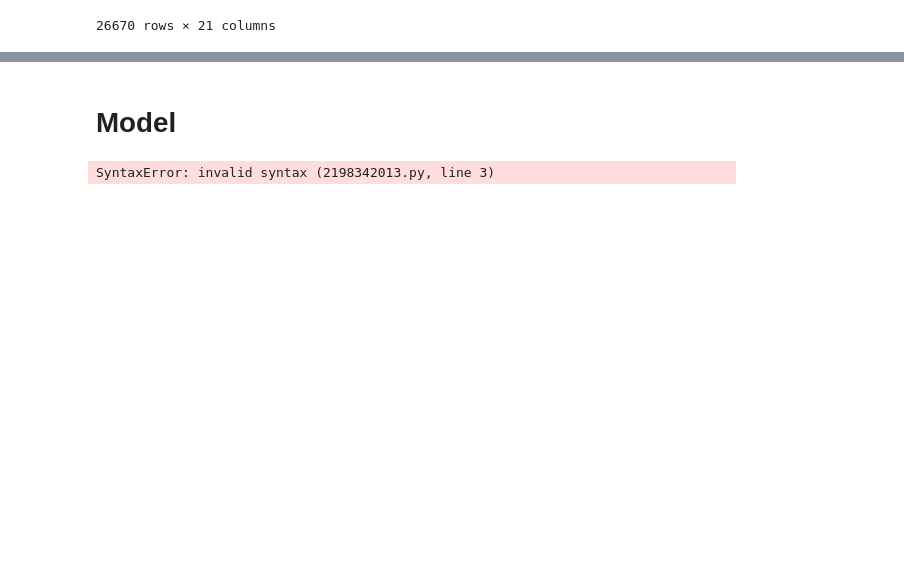
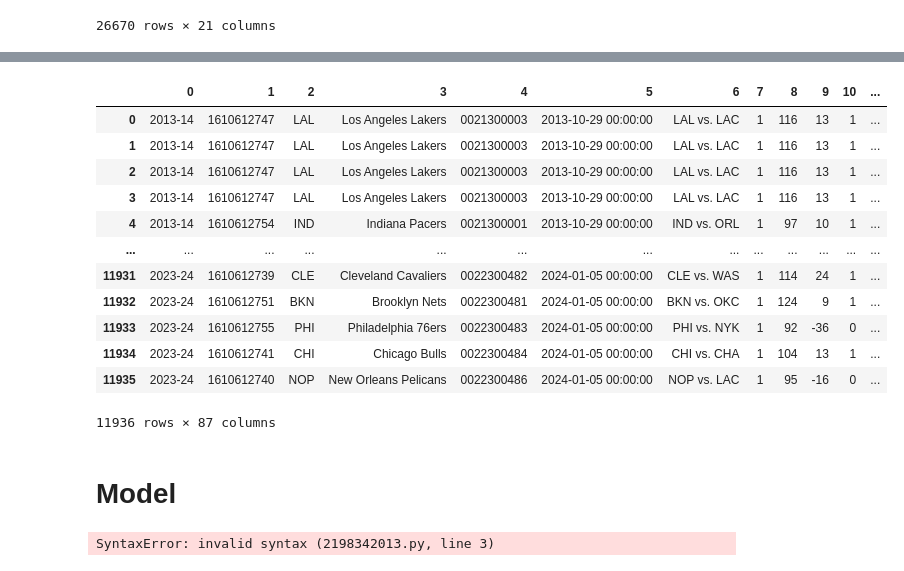
Before and after one commit to apensotti/NBA_Models, a Jupyter notebook: src/notebooks/data_collection.ipynb, the cells around one changed output, grey strips where cells are left out. Saved outputs shown, nothing was run; the diff lists cells and outputs as text; code cells hidden in the pictures; blank space fills up the shorter version.

```diff
--- a/src/notebooks/data_collection.ipynb
+++ b/src/notebooks/data_collection.ipynb
@@ -209,3 +205,29 @@ dtype: object
+# %%
+cur.execute("SELECT * FROM boxscores")
+rows3 = cur.fetchall()
+
+boxscores_list = []
+
+for row in rows3:
+    boxscores_list.append(row)
+
+boxscores = pd.DataFrame(data=boxscores_list)
+#oxsocres[boxsocres[4] == '0021300001']
+boxscores
+# %% [output]
+|  | 0 | 1 | 2 | 3 | 4 | 5 | 6 | 7 | 8 | 9 | 10 | ... |
+| 0 | 2013-14 | 1610612747 | LAL | Los Angeles Lakers | 0021300003 | 2013-10-29 00:00:00 | LAL vs. LAC | 1 | 116 | 13 | 1 | ... |
+| 1 | 2013-14 | 1610612747 | LAL | Los Angeles Lakers | 0021300003 | 2013-10-29 00:00:00 | LAL vs. LAC | 1 | 116 | 13 | 1 | ... |
+| 2 | 2013-14 | 1610612747 | LAL | Los Angeles Lakers | 0021300003 | 2013-10-29 00:00:00 | LAL vs. LAC | 1 | 116 | 13 | 1 | ... |
+| 3 | 2013-14 | 1610612747 | LAL | Los Angeles Lakers | 0021300003 | 2013-10-29 00:00:00 | LAL vs. LAC | 1 | 116 | 13 | 1 | ... |
+| 4 | 2013-14 | 1610612754 | IND | Indiana Pacers | 0021300001 | 2013-10-29 00:00:00 | IND vs. ORL | 1 | 97 | 10 | 1 | ... |
+| ... | ... | ... | ... | ... | ... | ... | ... | ... | ... | ... | ... | ... |
+| 11931 | 2023-24 | 1610612739 | CLE | Cleveland Cavaliers | 0022300482 | 2024-01-05 00:00:00 | CLE vs. WAS | 1 | 114 | 24 | 1 | ... |
+| 11932 | 2023-24 | 1610612751 | BKN | Brooklyn Nets | 0022300481 | 2024-01-05 00:00:00 | BKN vs. OKC | 1 | 124 | 9 | 1 | ... |
+| 11933 | 2023-24 | 1610612755 | PHI | Philadelphia 76ers | 0022300483 | 2024-01-05 00:00:00 | PHI vs. NYK | 1 | 92 | -36 | 0 | ... |
+| 11934 | 2023-24 | 1610612741 | CHI | Chicago Bulls | 0022300484 | 2024-01-05 00:00:00 | CHI vs. CHA | 1 | 104 | 13 | 1 | ... |
+| 11935 | 2023-24 | 1610612740 | NOP | New Orleans Pelicans | 0022300486 | 2024-01-05 00:00:00 | NOP vs. LAC | 1 | 95 | -16 | 0 | ... |
+11936 rows × 87 columns
 # %% [markdown]
 # Model
 # %%
```
Also changed, not shown: parts of 3 cells of this notebook, 3 other files.
